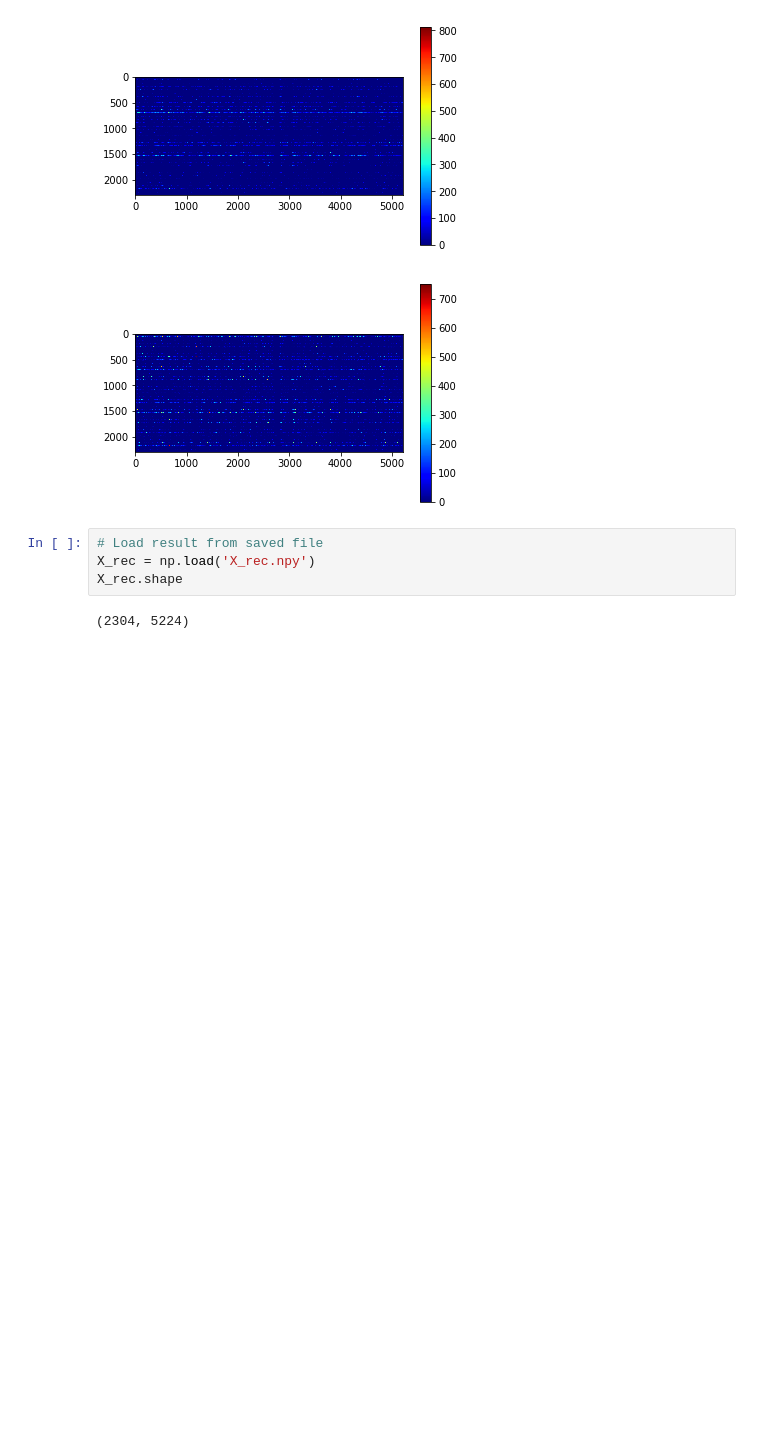
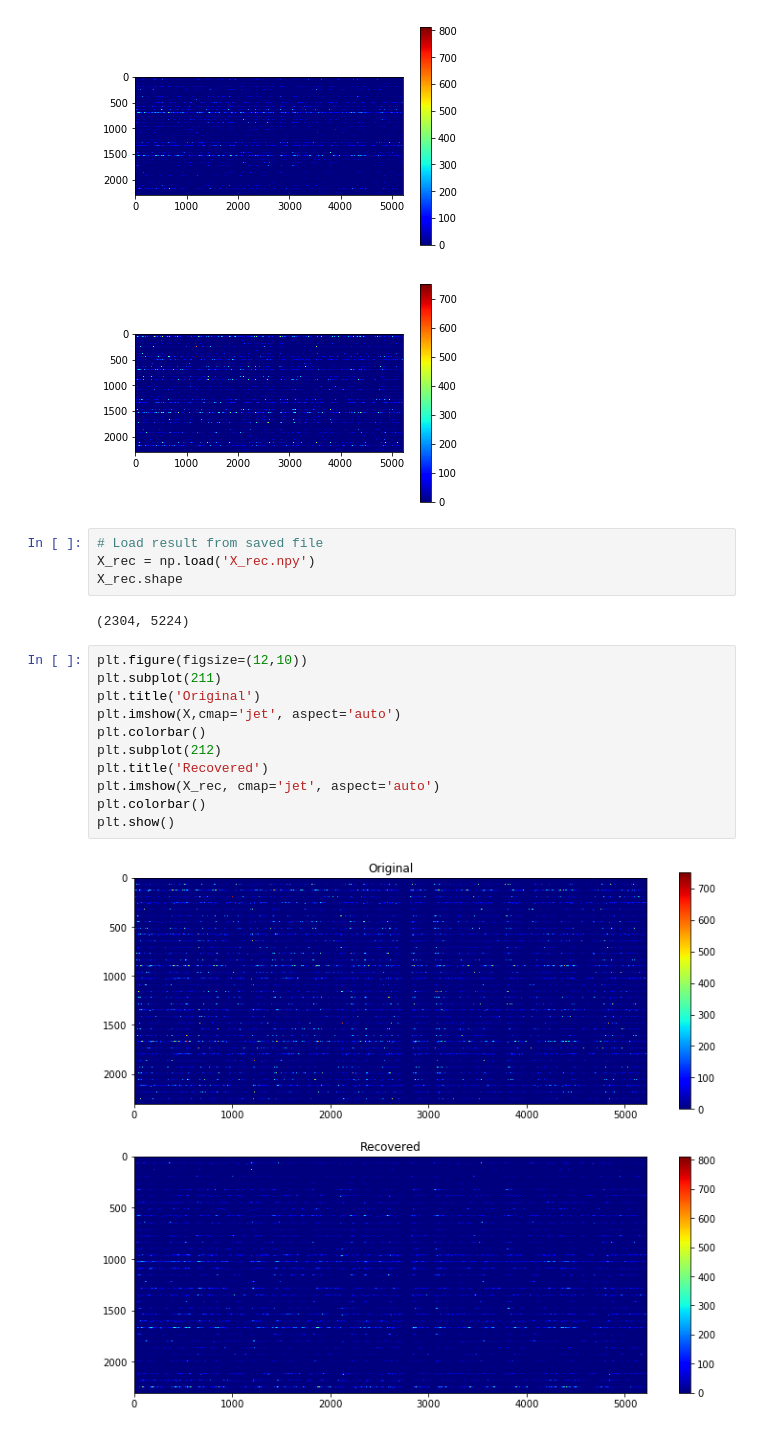
Before and after one commit to adityasinha379/Sparse-Recovery-of-Heard-Speech-Spectrogram, a Jupyter notebook: Project_as5624_vsr2119.ipynb, the cells around one changed output. Drawn from its saved outputs; the diff is of its cells as text; blank space fills up the shorter version.

```diff
--- a/Project_as5624_vsr2119.ipynb
+++ b/Project_as5624_vsr2119.ipynb
@@ -166,3 +166,16 @@ X_rec = np.load('X_rec.npy')
 X_rec.shape
 # %% [output]
 (2304, 5224)
+# %%
+plt.figure(figsize=(12,10))
+plt.subplot(211)
+plt.title('Original')
+plt.imshow(X,cmap='jet', aspect='auto')
+plt.colorbar()
+plt.subplot(212)
+plt.title('Recovered')
+plt.imshow(X_rec, cmap='jet', aspect='auto')
+plt.colorbar()
+plt.show()
+# %% [output]
+[figure, added]
```
Also changed, not shown: parts of 1 cell of this notebook.
